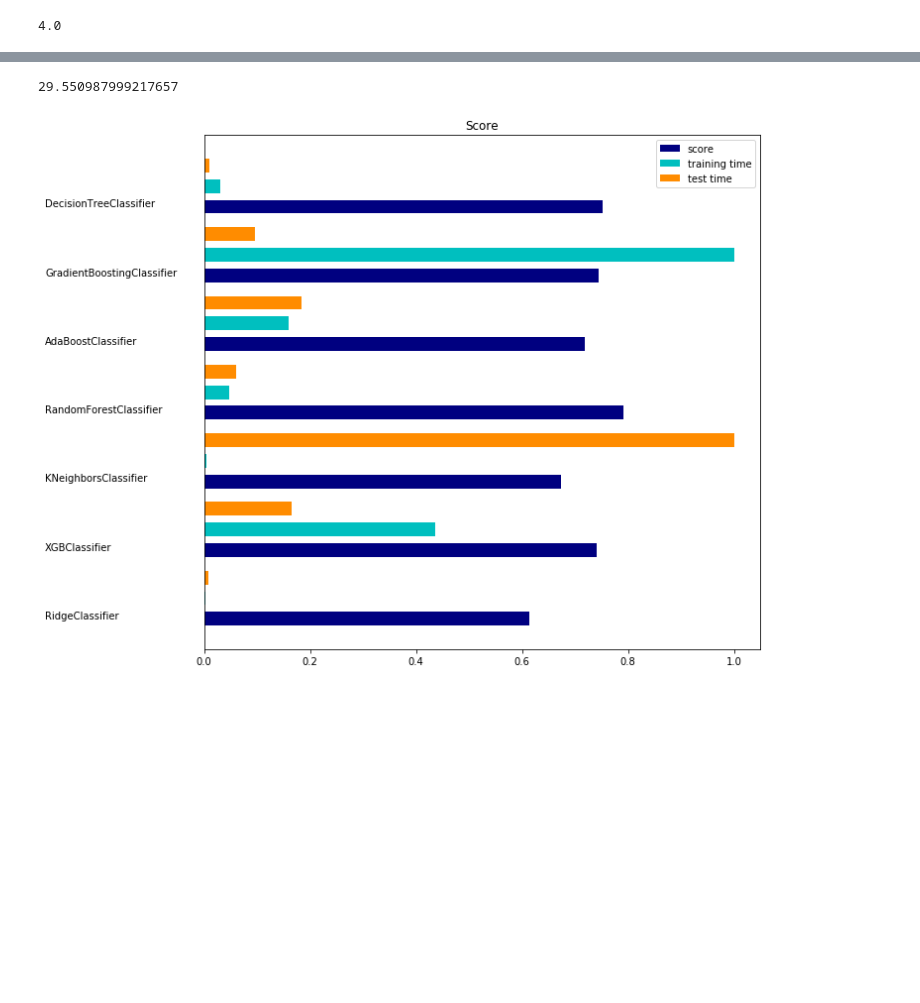
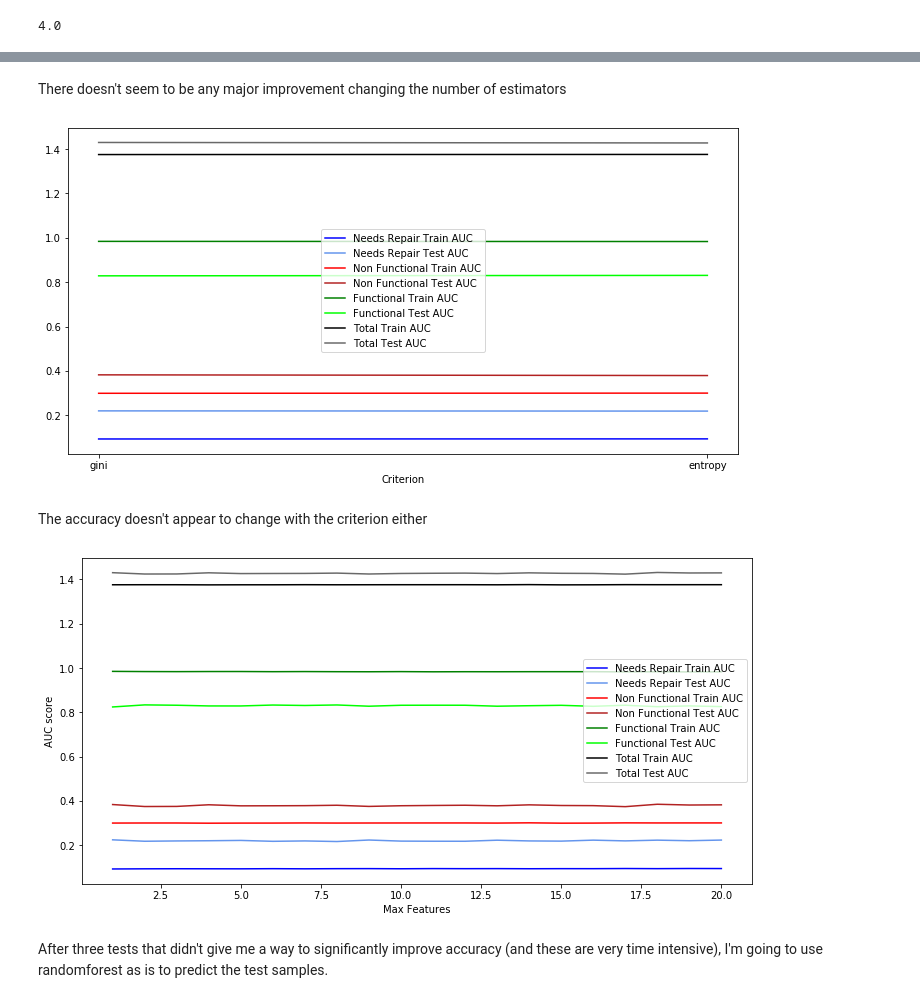
Before and after one commit to aradaha/dsc-mod-3-project-v2-1-onl01-dtsc-ft-052620, a Jupyter notebook: Modeling.ipynb, the cells around one changed output, grey strips where cells are left out. Cells and saved outputs as stored; diff of their text form; code cells hidden in the pictures; blank space fills up the shorter version.

```diff
--- a/Modeling.ipynb
+++ b/Modeling.ipynb
@@ -270,4 +292,0 @@ clf_names, score, train_time, test_time, matricies = [[x for x in result[i]] for
-# %%
-np.max(train_time) / np.max(test_time)
-# %% [output]
-29.550987999217657
@@ -277,17 +293,2 @@ test_time = np.array(test_time) / (np.max(test_time))
-# %%
-plt.figure(figsize=(12, 8))
-plt.title("Score")
-plt.barh(indices, score, .2, label="score", color='navy')
-plt.barh(indices + .3, train_time, .2, label="training time",color='c')
-plt.barh(indices + .6, test_time, .2, label="test time", color='darkorange')
-plt.yticks(())
-plt.legend(loc='best')
-plt.subplots_adjust(left=.25)
-plt.subplots_adjust(top=.95)
-plt.subplots_adjust(bottom=.05)
-
-for a, b in zip(indices, clf_names):
-    plt.text(-.3, a, b)
-plt.show()
-# %% [output]
-[figure, removed]
+# %% [markdown]
+There doesn't seem to be any major improvement changing the number of estimators
@@ -293,0 +351,6 @@ plt.show()
+# %%
+critauc(w3)
+# %% [output]
+[figure, added]
+# %% [markdown]
+The accuracy doesn't appear to change with the criterion either
@@ -293,0 +414,6 @@ plt.show()
+# %%
+featuresauc(w3)
+# %% [output]
+[figure, added]
+# %% [markdown]
+After three tests that didn't give me a way to significantly improve accuracy (and these are very time intensive), I'm going to use randomforest as is to predict the test samples.
```
Also changed, not shown: parts of 41 cells of this notebook.
